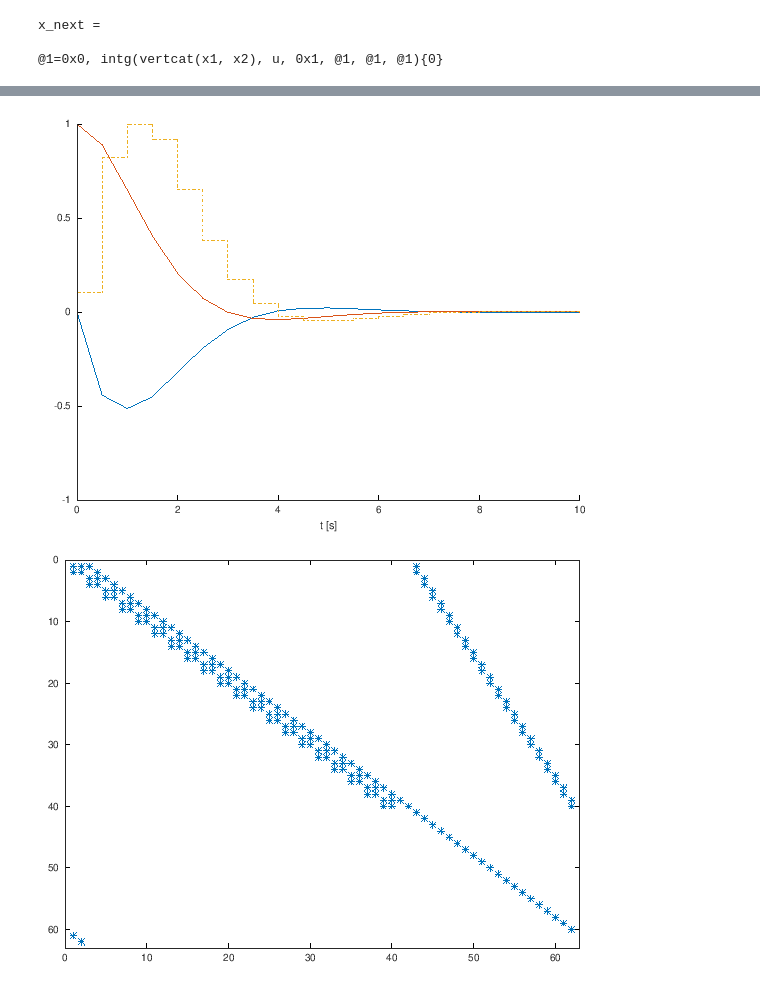
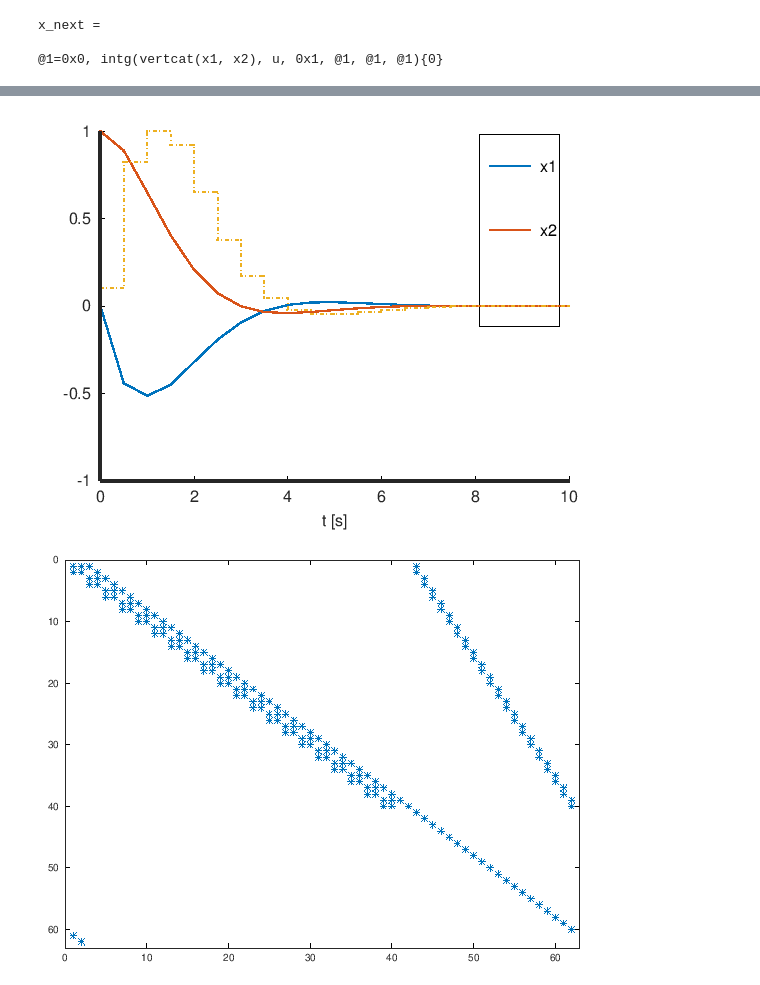
Before and after one commit to jgillis/blux_presentation, a Jupyter notebook: index.ipynb, the cells around one changed output, grey strips where cells are left out. Drawn from its saved outputs; the diff is of its cells as text; code cells hidden in the pictures.

```diff
--- a/index.ipynb
+++ b/index.ipynb
@@ -142,10 +197,9 @@ mapaccum_F([0, 1], U){0}
 # %%
-% Solve an optimal control problem
-
 opti = casadi.Opti();
 
-x = opti.variable(2,N+1);
+x = opti.variable(2,N+1); % Decision variables for state trajetcory
 u = opti.variable(1,N);
+p = opti.parameter(2,1);  % Parameter (not optimized over)
 
 opti.minimize(sumsqr(x)+sumsqr(u));
 
@@ -153,12 +207,7 @@ for k=1:N
   opti.subject_to(x(:,k+1)==F(x(:,k),u(:,k)));
 end
 opti.subject_to(-1<=u<=1);
-
-p = opti.parameter(2);
 opti.subject_to(x(:,1)==p);
 
-opti.solver('sqpmethod',struct('qpsol','qrqp'));
-
-opti.set_value(p,[0;1]);
-sol = opti.solve();
+opti
 # %% [output]
@@ -182,11 +248,13 @@ Using exact Hessian
 # %%
 figure
 hold on
 plot(tgrid,sol.value(x));
-stairs(tgrid, [sol.value(u) nan], '-.')
+stairs(tgrid, [sol.value(u) nan], '-.');
 xlabel('t [s]');
+legend('x1','x2','u');
+nice_fig
 # %% [output]
-[figure, old version]
+[figure, new version]
 # %%
 spy(jacobian(opti.g,opti.x));
 # %% [output]
```
Also changed, not shown: parts of 91 cells of this notebook.
